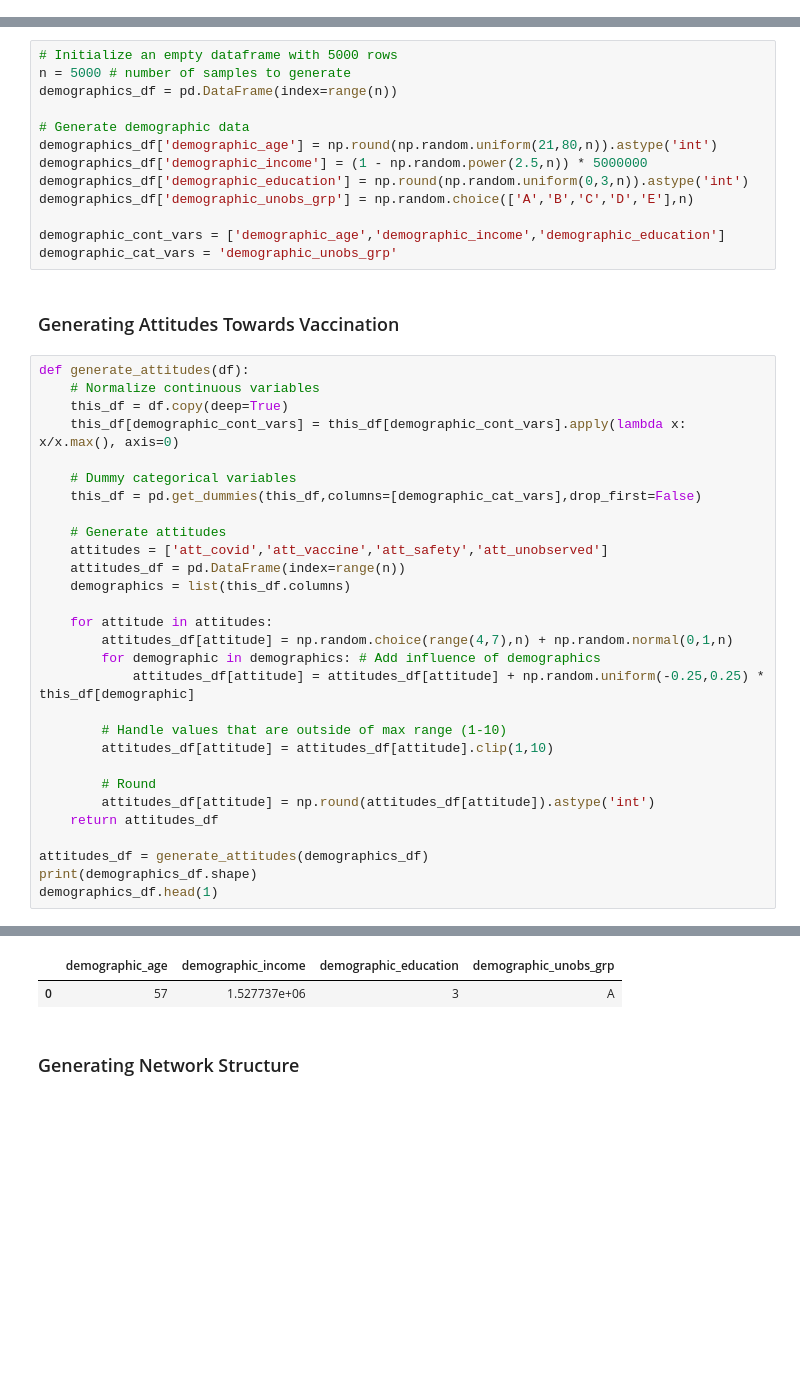
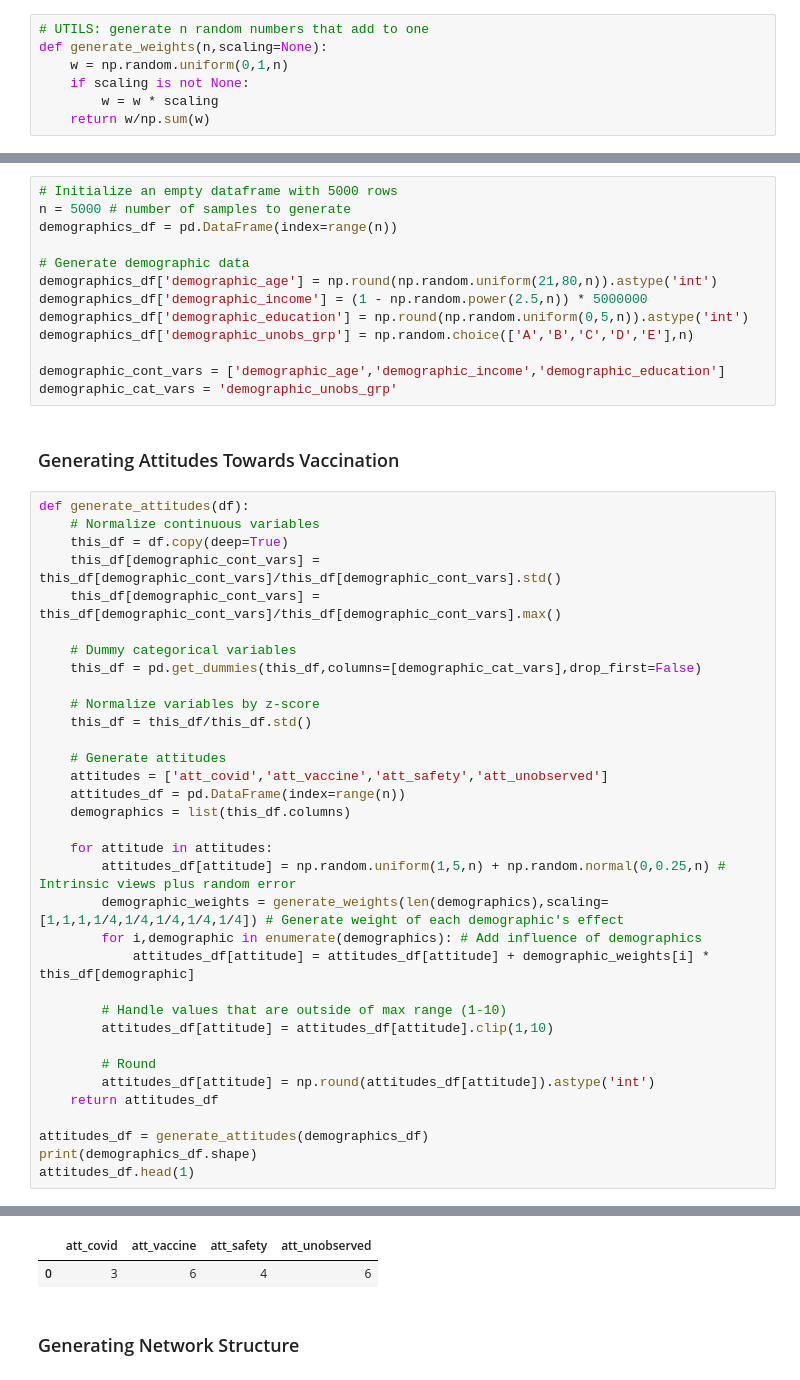
Before and after one commit to Bingsongl/vaccine_experiment_datatask, a Jupyter notebook: main.ipynb, the cells around one changed output, grey strips where cells are left out. Drawn from its saved outputs; the diff is of its cells as text; blank space fills up the shorter version.

```diff
--- a/main.ipynb
+++ b/main.ipynb
@@ -26,6 +31,13 @@ from sklearn.cluster import SpectralClustering
 
 # Set random seed for reproducibility
 np.random.seed(111)
+# %%
+# UTILS: generate n random numbers that add to one
+def generate_weights(n,scaling=None):
+    w = np.random.uniform(0,1,n)
+    if scaling is not None:
+        w = w * scaling
+    return w/np.sum(w)
 # %% [markdown]
 ### Generating Demographic Information
 # %%
@@ -36,7 +48,7 @@ demographics_df = pd.DataFrame(index=range(n))
 # Generate demographic data
 demographics_df['demographic_age'] = np.round(np.random.uniform(21,80,n)).astype('int')
 demographics_df['demographic_income'] = (1 - np.random.power(2.5,n)) * 5000000
-demographics_df['demographic_education'] = np.round(np.random.uniform(0,3,n)).astype('int')
+demographics_df['demographic_education'] = np.round(np.random.uniform(0,5,n)).astype('int')
 demographics_df['demographic_unobs_grp'] = np.random.choice(['A','B','C','D','E'],n)
 
 demographic_cont_vars = ['demographic_age','demographic_income','demographic_education']
@@ -46,36 +58,41 @@ demographic_cat_vars = 'demographic_unobs_grp'
 # %%
 def generate_attitudes(df):
     # Normalize continuous variables
     this_df = df.copy(deep=True)
-    this_df[demographic_cont_vars] = this_df[demographic_cont_vars].apply(lambda x: x/x.max(), axis=0)
+    this_df[demographic_cont_vars] = this_df[demographic_cont_vars]/this_df[demographic_cont_vars].std()
+    this_df[demographic_cont_vars] = this_df[demographic_cont_vars]/this_df[demographic_cont_vars].max()
 
     # Dummy categorical variables
     this_df = pd.get_dummies(this_df,columns=[demographic_cat_vars],drop_first=False)
+
+    # Normalize variables by z-score
+    this_df = this_df/this_df.std()
 
     # Generate attitudes
     attitudes = ['att_covid','att_vaccine','att_safety','att_unobserved']
     attitudes_df = pd.DataFrame(index=range(n))
     demographics = list(this_df.columns)
 
     for attitude in attitudes:
-        attitudes_df[attitude] = np.random.choice(range(4,7),n) + np.random.normal(0,1,n)
-        for demographic in demographics: # Add influence of demographics
-            attitudes_df[attitude] = attitudes_df[attitude] + np.random.uniform(-0.25,0.25) * this_df[demographic]
+        attitudes_df[attitude] = np.random.uniform(1,5,n) + np.random.normal(0,0.25,n) # Intrinsic views plus random error
+        demographic_weights = generate_weights(len(demographics),scaling=[1,1,1,1/4,1/4,1/4,1/4,1/4]) # Generate weight of each demographic's effect
+        for i,demographic in enumerate(demographics): # Add influence of demographics
+            attitudes_df[attitude] = attitudes_df[attitude] + demographic_weights[i] * this_df[demographic]
 
         # Handle values that are outside of max range (1-10)
         attitudes_df[attitude] = attitudes_df[attitude].clip(1,10)
 
         # Round
         attitudes_df[attitude] = np.round(attitudes_df[attitude]).astype('int')
     return attitudes_df
 
 attitudes_df = generate_attitudes(demographics_df)
 print(demographics_df.shape)
-demographics_df.head(1)
+attitudes_df.head(1)
 # %% [output]
 (5000, 4)
-|  | demographic_age | demographic_income | demographic_education | demographic_unobs_grp |
-| 0 | 57 | 1.527737e+06 | 3 | A |
+|  | att_covid | att_vaccine | att_safety | att_unobserved |
+| 0 | 3 | 6 | 4 | 6 |
 # %% [markdown]
 ### Generating Network Structure
 # %%
```
Also changed, not shown: parts of 37 cells of this notebook, 26 other files.
